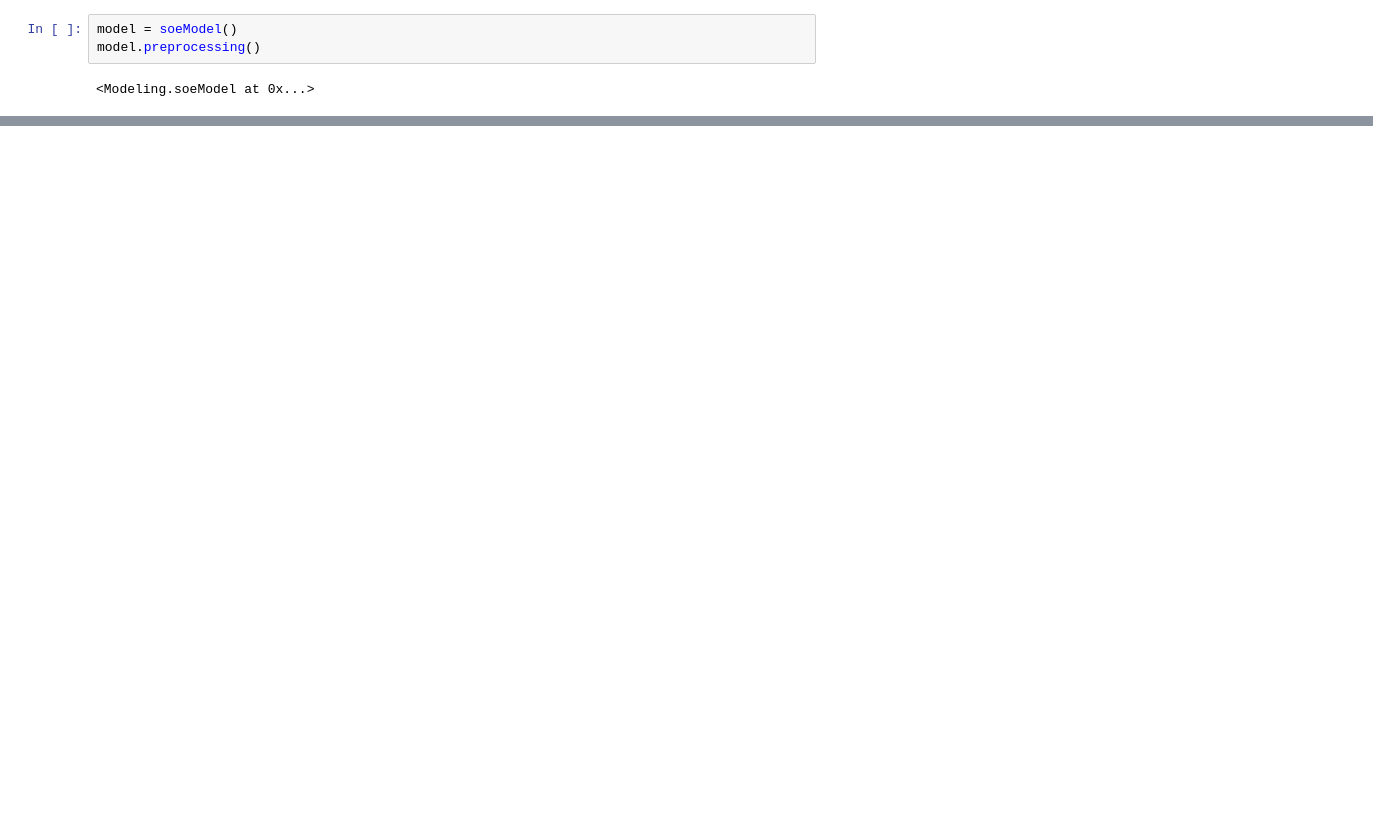
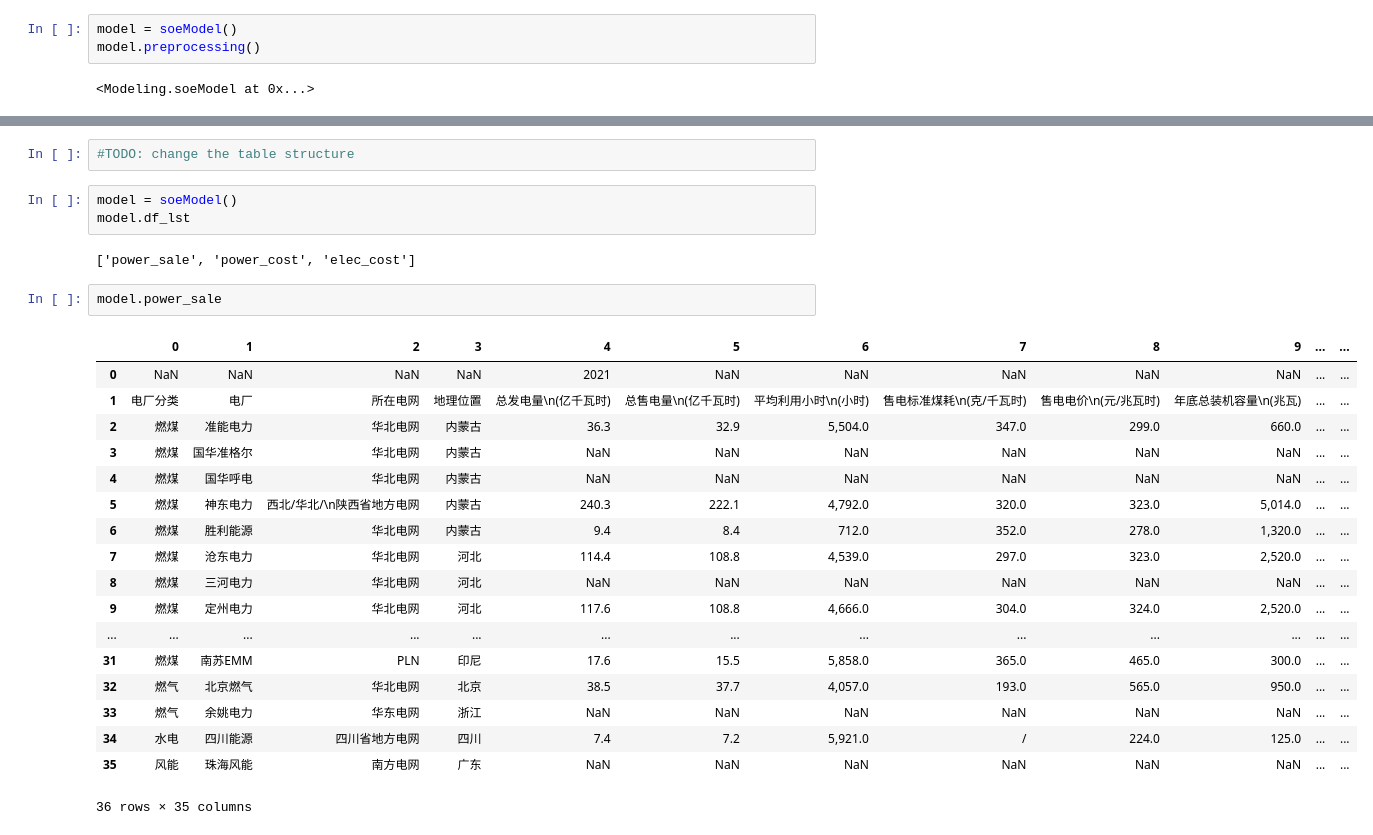
Before and after one commit to orangejustin/CHINA_SOE_MODEL, a Jupyter notebook: check.ipynb, the cells around one changed output, grey strips where cells are left out. Cells and saved outputs as stored; diff of their text form; blank space fills up the shorter version.

```diff
--- a/check.ipynb
+++ b/check.ipynb
@@ -73,0 +82,28 @@ model.case
+# %%
+#TODO: change the table structure
+# %%
+model = soeModel()
+model.df_lst
+# %% [output]
+['power_sale', 'power_cost', 'elec_cost']
+# %%
+model.power_sale
+# %% [output]
+|  | 0 | 1 | 2 | 3 | 4 | 5 | 6 | 7 | 8 | 9 | ... | ... |
+| 0 | NaN | NaN | NaN | NaN | 2021 | NaN | NaN | NaN | NaN | NaN | ... | ... |
+| 1 | 电厂分类 | 电厂 | 所在电网 | 地理位置 | 总发电量\n(亿千瓦时) | 总售电量\n(亿千瓦时) | 平均利用小时\n(小时) | 售电标准煤耗\n(克/千瓦时) | 售电电价\n(元/兆瓦时) | 年底总装机容量\n(兆瓦) | ... | ... |
+| 2 | 燃煤 | 准能电力 | 华北电网 | 内蒙古 | 36.3 | 32.9 | 5,504.0 | 347.0 | 299.0 | 660.0 | ... | ... |
+| 3 | 燃煤 | 国华准格尔 | 华北电网 | 内蒙古 | NaN | NaN | NaN | NaN | NaN | NaN | ... | ... |
+| 4 | 燃煤 | 国华呼电 | 华北电网 | 内蒙古 | NaN | NaN | NaN | NaN | NaN | NaN | ... | ... |
+| 5 | 燃煤 | 神东电力 | 西北/华北/\n陕西省地方电网 | 内蒙古 | 240.3 | 222.1 | 4,792.0 | 320.0 | 323.0 | 5,014.0 | ... | ... |
+| 6 | 燃煤 | 胜利能源 | 华北电网 | 内蒙古 | 9.4 | 8.4 | 712.0 | 352.0 | 278.0 | 1,320.0 | ... | ... |
+| 7 | 燃煤 | 沧东电力 | 华北电网 | 河北 | 114.4 | 108.8 | 4,539.0 | 297.0 | 323.0 | 2,520.0 | ... | ... |
+| 8 | 燃煤 | 三河电力 | 华北电网 | 河北 | NaN | NaN | NaN | NaN | NaN | NaN | ... | ... |
+| 9 | 燃煤 | 定州电力 | 华北电网 | 河北 | 117.6 | 108.8 | 4,666.0 | 304.0 | 324.0 | 2,520.0 | ... | ... |
+| ... | ... | ... | ... | ... | ... | ... | ... | ... | ... | ... | ... | ... |
+| 31 | 燃煤 | 南苏EMM | PLN | 印尼 | 17.6 | 15.5 | 5,858.0 | 365.0 | 465.0 | 300.0 | ... | ... |
+| 32 | 燃气 | 北京燃气 | 华北电网 | 北京 | 38.5 | 37.7 | 4,057.0 | 193.0 | 565.0 | 950.0 | ... | ... |
+| 33 | 燃气 | 余姚电力 | 华东电网 | 浙江 | NaN | NaN | NaN | NaN | NaN | NaN | ... | ... |
+| 34 | 水电 | 四川能源 | 四川省地方电网 | 四川 | 7.4 | 7.2 | 5,921.0 | / | 224.0 | 125.0 | ... | ... |
+| 35 | 风能 | 珠海风能 | 南方电网 | 广东 | NaN | NaN | NaN | NaN | NaN | NaN | ... | ... |
+36 rows × 35 columns
```
Also changed, not shown: parts of 23 cells of this notebook, 1 other file.
